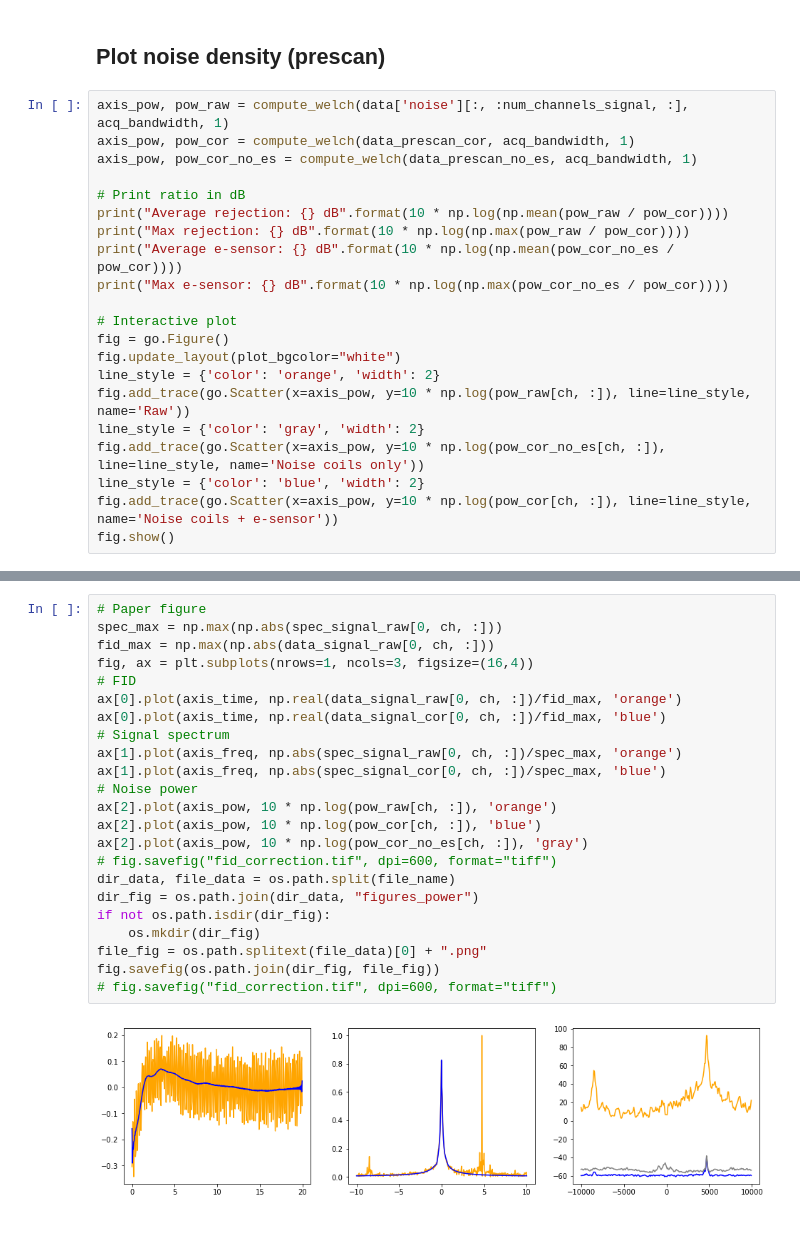
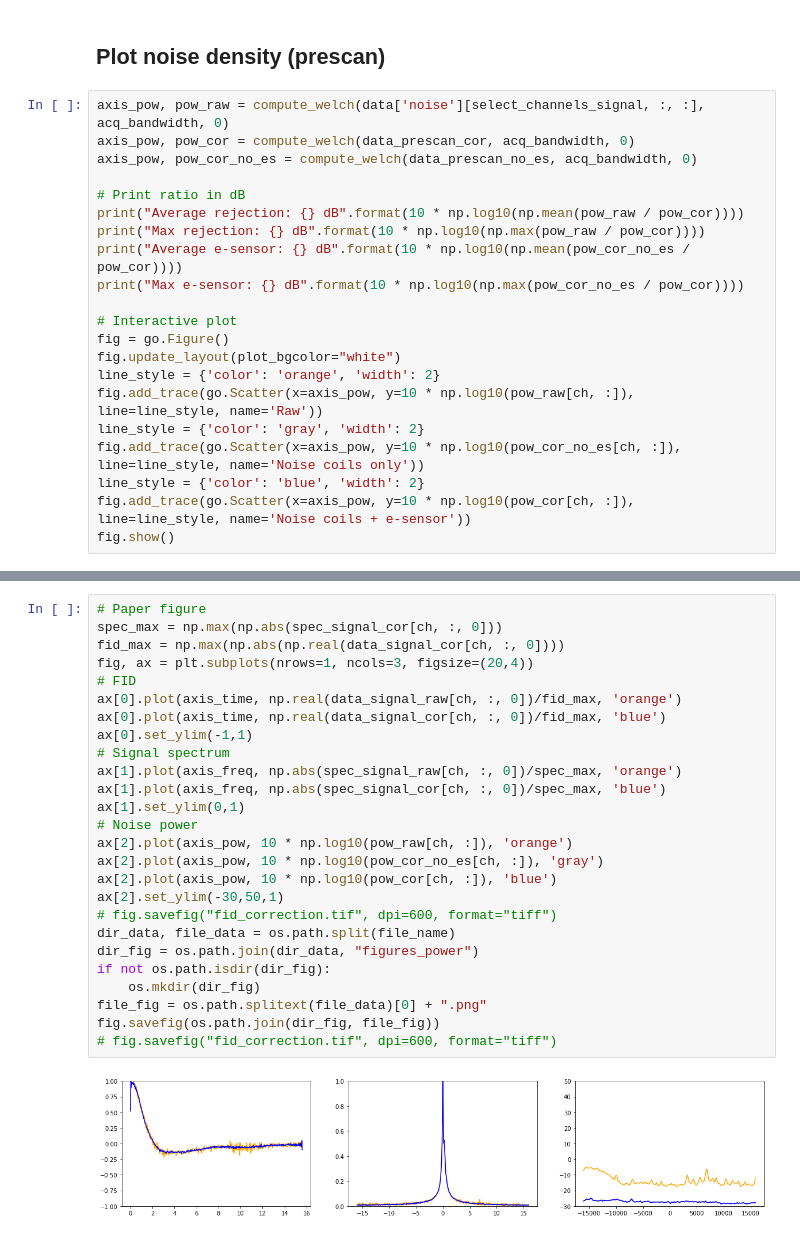
Before and after one commit to haddoc/mrir, a Jupyter notebook: notebooks/correct_fid.ipynb, the cells around one changed output, grey strips where cells are left out. Saved outputs shown, nothing was run; the diff lists cells and outputs as text.

```diff
--- a/notebooks/correct_fid.ipynb
+++ b/notebooks/correct_fid.ipynb
@@ -53,24 +55,24 @@ fig.show()
 # %% [markdown]
 ## Plot noise density (prescan)
 # %%
-axis_pow, pow_raw = compute_welch(data['noise'][:, :num_channels_signal, :], acq_bandwidth, 1)
-axis_pow, pow_cor = compute_welch(data_prescan_cor, acq_bandwidth, 1)
-axis_pow, pow_cor_no_es = compute_welch(data_prescan_no_es, acq_bandwidth, 1)
+axis_pow, pow_raw = compute_welch(data['noise'][select_channels_signal, :, :], acq_bandwidth, 0)
+axis_pow, pow_cor = compute_welch(data_prescan_cor, acq_bandwidth, 0)
+axis_pow, pow_cor_no_es = compute_welch(data_prescan_no_es, acq_bandwidth, 0)
 
 # Print ratio in dB
-print("Average rejection: {} dB".format(10 * np.log(np.mean(pow_raw / pow_cor))))
-print("Max rejection: {} dB".format(10 * np.log(np.max(pow_raw / pow_cor))))
-print("Average e-sensor: {} dB".format(10 * np.log(np.mean(pow_cor_no_es / pow_cor))))
-print("Max e-sensor: {} dB".format(10 * np.log(np.max(pow_cor_no_es / pow_cor))))
+print("Average rejection: {} dB".format(10 * np.log10(np.mean(pow_raw / pow_cor))))
+print("Max rejection: {} dB".format(10 * np.log10(np.max(pow_raw / pow_cor))))
+print("Average e-sensor: {} dB".format(10 * np.log10(np.mean(pow_cor_no_es / pow_cor))))
+print("Max e-sensor: {} dB".format(10 * np.log10(np.max(pow_cor_no_es / pow_cor))))
 
 # Interactive plot
 fig = go.Figure()
 fig.update_layout(plot_bgcolor="white")
 line_style = {'color': 'orange', 'width': 2}
-fig.add_trace(go.Scatter(x=axis_pow, y=10 * np.log(pow_raw[ch, :]), line=line_style, name='Raw'))
+fig.add_trace(go.Scatter(x=axis_pow, y=10 * np.log10(pow_raw[ch, :]), line=line_style, name='Raw'))
 line_style = {'color': 'gray', 'width': 2}
-fig.add_trace(go.Scatter(x=axis_pow, y=10 * np.log(pow_cor_no_es[ch, :]), line=line_style, name='Noise coils only'))
+fig.add_trace(go.Scatter(x=axis_pow, y=10 * np.log10(pow_cor_no_es[ch, :]), line=line_style, name='Noise coils only'))
 line_style = {'color': 'blue', 'width': 2}
-fig.add_trace(go.Scatter(x=axis_pow, y=10 * np.log(pow_cor[ch, :]), line=line_style, name='Noise coils + e-sensor'))
+fig.add_trace(go.Scatter(x=axis_pow, y=10 * np.log10(pow_cor[ch, :]), line=line_style, name='Noise coils + e-sensor'))
 fig.show()
 # %% [output]
@@ -81,26 +83,29 @@ Max e-sensor: 14.551577816246827 dB
 [interactive output not drawn]
 # %%
 # Paper figure
-spec_max = np.max(np.abs(spec_signal_raw[0, ch, :]))
-fid_max = np.max(np.abs(data_signal_raw[0, ch, :]))
-fig, ax = plt.subplots(nrows=1, ncols=3, figsize=(16,4))
+spec_max = np.max(np.abs(spec_signal_cor[ch, :, 0]))
+fid_max = np.max(np.abs(np.real(data_signal_cor[ch, :, 0])))
+fig, ax = plt.subplots(nrows=1, ncols=3, figsize=(20,4))
 # FID
-ax[0].plot(axis_time, np.real(data_signal_raw[0, ch, :])/fid_max, 'orange')
-ax[0].plot(axis_time, np.real(data_signal_cor[0, ch, :])/fid_max, 'blue')
+ax[0].plot(axis_time, np.real(data_signal_raw[ch, :, 0])/fid_max, 'orange')
+ax[0].plot(axis_time, np.real(data_signal_cor[ch, :, 0])/fid_max, 'blue')
+ax[0].set_ylim(-1,1)
 # Signal spectrum
-ax[1].plot(axis_freq, np.abs(spec_signal_raw[0, ch, :])/spec_max, 'orange')
-ax[1].plot(axis_freq, np.abs(spec_signal_cor[0, ch, :])/spec_max, 'blue')
+ax[1].plot(axis_freq, np.abs(spec_signal_raw[ch, :, 0])/spec_max, 'orange')
+ax[1].plot(axis_freq, np.abs(spec_signal_cor[ch, :, 0])/spec_max, 'blue')
+ax[1].set_ylim(0,1)
 # Noise power
-ax[2].plot(axis_pow, 10 * np.log(pow_raw[ch, :]), 'orange')
-ax[2].plot(axis_pow, 10 * np.log(pow_cor[ch, :]), 'blue')
-ax[2].plot(axis_pow, 10 * np.log(pow_cor_no_es[ch, :]), 'gray')
+ax[2].plot(axis_pow, 10 * np.log10(pow_raw[ch, :]), 'orange')
+ax[2].plot(axis_pow, 10 * np.log10(pow_cor_no_es[ch, :]), 'gray')
+ax[2].plot(axis_pow, 10 * np.log10(pow_cor[ch, :]), 'blue')
+ax[2].set_ylim(-30,50,1)
 # fig.savefig("fid_correction.tif", dpi=600, format="tiff")
 dir_data, file_data = os.path.split(file_name)
 dir_fig = os.path.join(dir_data, "figures_power")
 if not os.path.isdir(dir_fig):
     os.mkdir(dir_fig)
 file_fig = os.path.splitext(file_data)[0] + ".png"
 fig.savefig(os.path.join(dir_fig, file_fig))
 # fig.savefig("fid_correction.tif", dpi=600, format="tiff")
 # %% [output]
-[figure, old version]
+[figure, new version]
```
Also changed, not shown: parts of 3 cells of this notebook.
